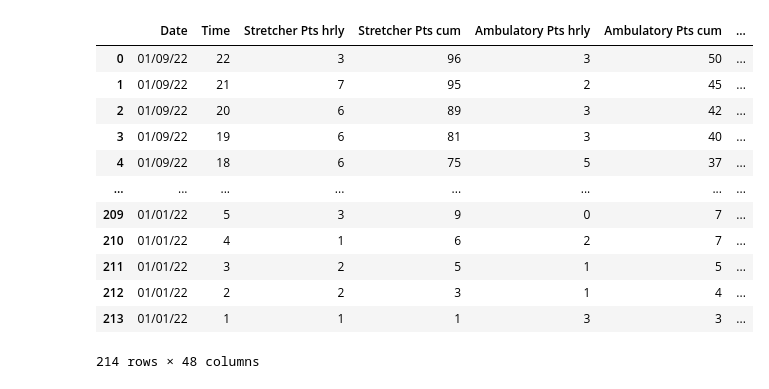
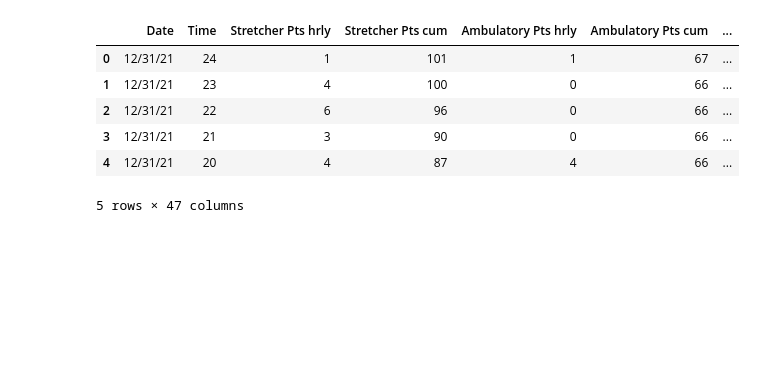
Before and after one commit to drdevinhopkins/hourly-report, a Jupyter notebook: notebooks/daily-visit-forecast.ipynb, the cells around one changed output. Cells and saved outputs as stored; diff of their text form; code cells hidden in the pictures; blank space fills up the shorter version.

```diff
--- a/notebooks/daily-visit-forecast.ipynb
+++ b/notebooks/daily-visit-forecast.ipynb
@@ -5,21 +5,15 @@
 import pandas as pd
 from prophet import Prophet
 # %%
-df = pd.read_csv('../data/recent.csv')
-df['ds'] = pd.to_datetime(df['Date'] + ' ' + (df['Time'] - 1).astype(str) + ':00')
-df
+df = pd.read_csv('../data/since-2020.csv')
+# df['ds'] = pd.to_datetime(df['Date'] + ' ' + (df['Time'] - 1).astype(str) + ':00')
+df.head()
 # %% [output]
 |  | Date | Time | Stretcher Pts hrly | Stretcher Pts cum | Ambulatory Pts hrly | Ambulatory Pts cum | ... |
-| 0 | 01/09/22 | 22 | 3 | 96 | 3 | 50 | ... |
-| 1 | 01/09/22 | 21 | 7 | 95 | 2 | 45 | ... |
-| 2 | 01/09/22 | 20 | 6 | 89 | 3 | 42 | ... |
-| 3 | 01/09/22 | 19 | 6 | 81 | 3 | 40 | ... |
-| 4 | 01/09/22 | 18 | 6 | 75 | 5 | 37 | ... |
-| ... | ... | ... | ... | ... | ... | ... | ... |
-| 209 | 01/01/22 | 5 | 3 | 9 | 0 | 7 | ... |
-| 210 | 01/01/22 | 4 | 1 | 6 | 2 | 7 | ... |
-| 211 | 01/01/22 | 3 | 2 | 5 | 1 | 5 | ... |
-| 212 | 01/01/22 | 2 | 2 | 3 | 1 | 4 | ... |
-| 213 | 01/01/22 | 1 | 1 | 1 | 3 | 3 | ... |
+| 0 | 12/31/21 | 24 | 1 | 101 | 1 | 67 | ... |
+| 1 | 12/31/21 | 23 | 4 | 100 | 0 | 66 | ... |
+| 2 | 12/31/21 | 22 | 6 | 96 | 0 | 66 | ... |
+| 3 | 12/31/21 | 21 | 3 | 90 | 0 | 66 | ... |
+| 4 | 12/31/21 | 20 | 4 | 87 | 4 | 66 | ... |
-214 rows × 48 columns
+5 rows × 47 columns
 # %%
```
Also changed, not shown: parts of 13 cells of this notebook, 1 other file.
